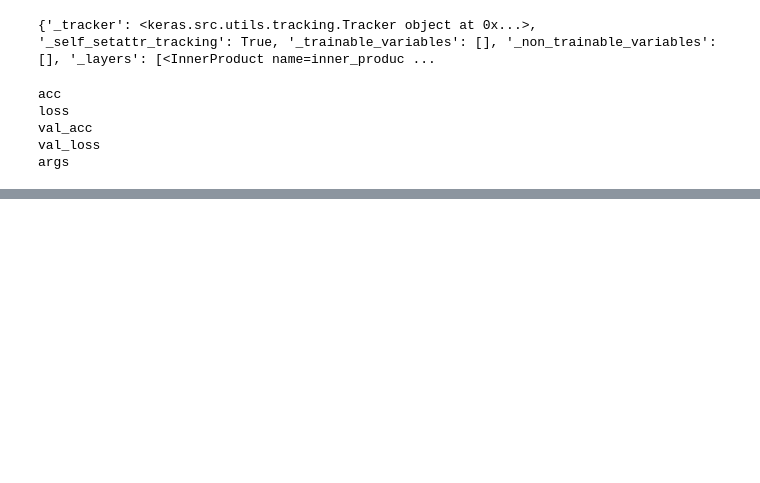
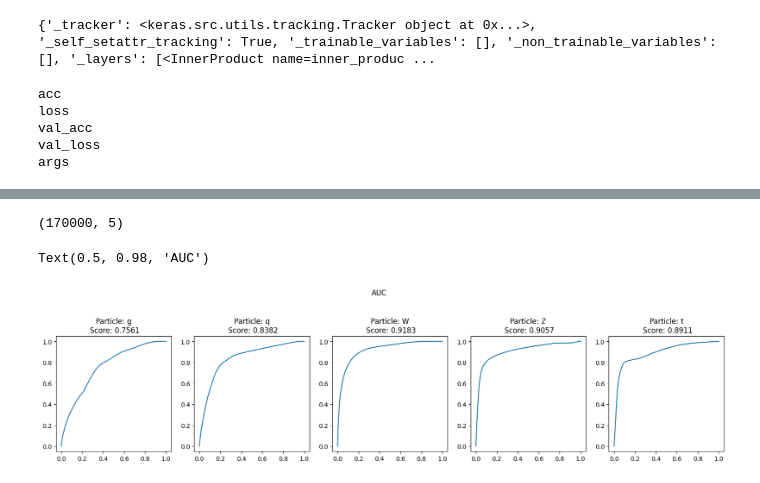
Before and after one commit to otkulseng/PELICAN, a Jupyter notebook: analysis.ipynb, the cells around one changed output, grey strips where cells are left out. Drawn from its saved outputs; the diff is of its cells as text; code cells hidden in the pictures; blank space fills up the shorter version.

```diff
--- a/analysis.ipynb
+++ b/analysis.ipynb
@@ -107,0 +90,4 @@ print(w)
+# %%
+data = load_dataset('zenodo_data/raw', args, ['test']).test
+raw_pred = model.predict(data.x_data)
+print(raw_pred)
@@ -107,0 +104,5 @@ print(w)
+# %%
+pred = softmax(raw_pred, axis=1)
+print(pred.shape)
+# %% [output]
+(170000, 5)
@@ -107,0 +124,20 @@ print(w)
+# %%
+
+
+
+
+fig, axes = plt.subplots(ncols=data.y_data.shape[-1], figsize=(20, 5))
+
+for n, ax in enumerate(axes):
+    y_score = pred[:, n]
+    y_true = data.y_data[:, n]
+    fpr, tpr, thresholds = roc_curve(y_true, y_score)
+    score = auc(fpr, tpr)
+    ax.plot(fpr, tpr)
+    ax.set_title(f'Particle: {particle_labels[n]}\n Score: {round(score, 4)}')
+    ax.set_aspect('equal')
+fig.suptitle("AUC")
+# particle_y = data.y_data[:, 0]
+# %% [output]
+Text(0.5, 0.98, 'AUC')
+[figure, added]
```
Also changed, not shown: parts of 11 cells of this notebook, 21 other files.
